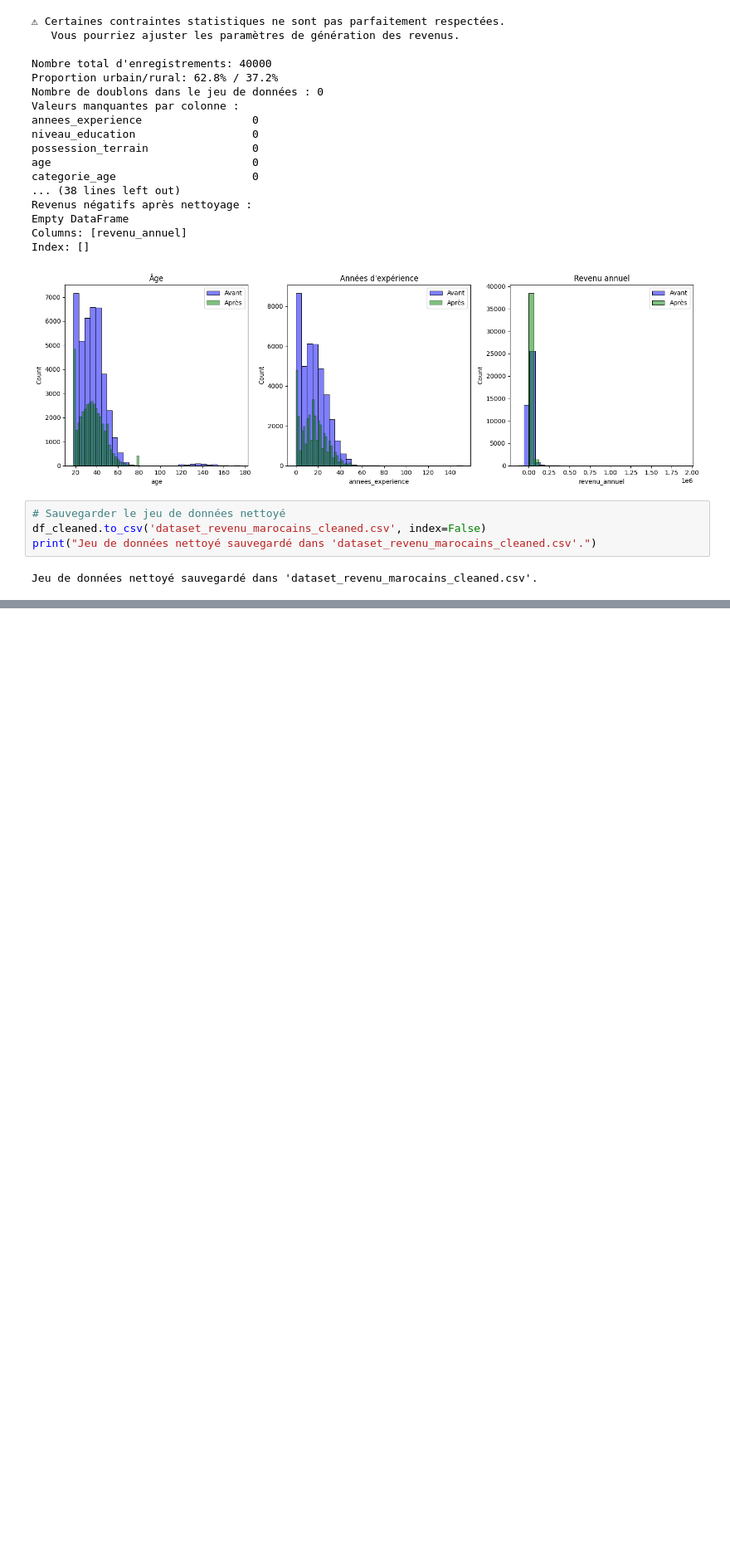
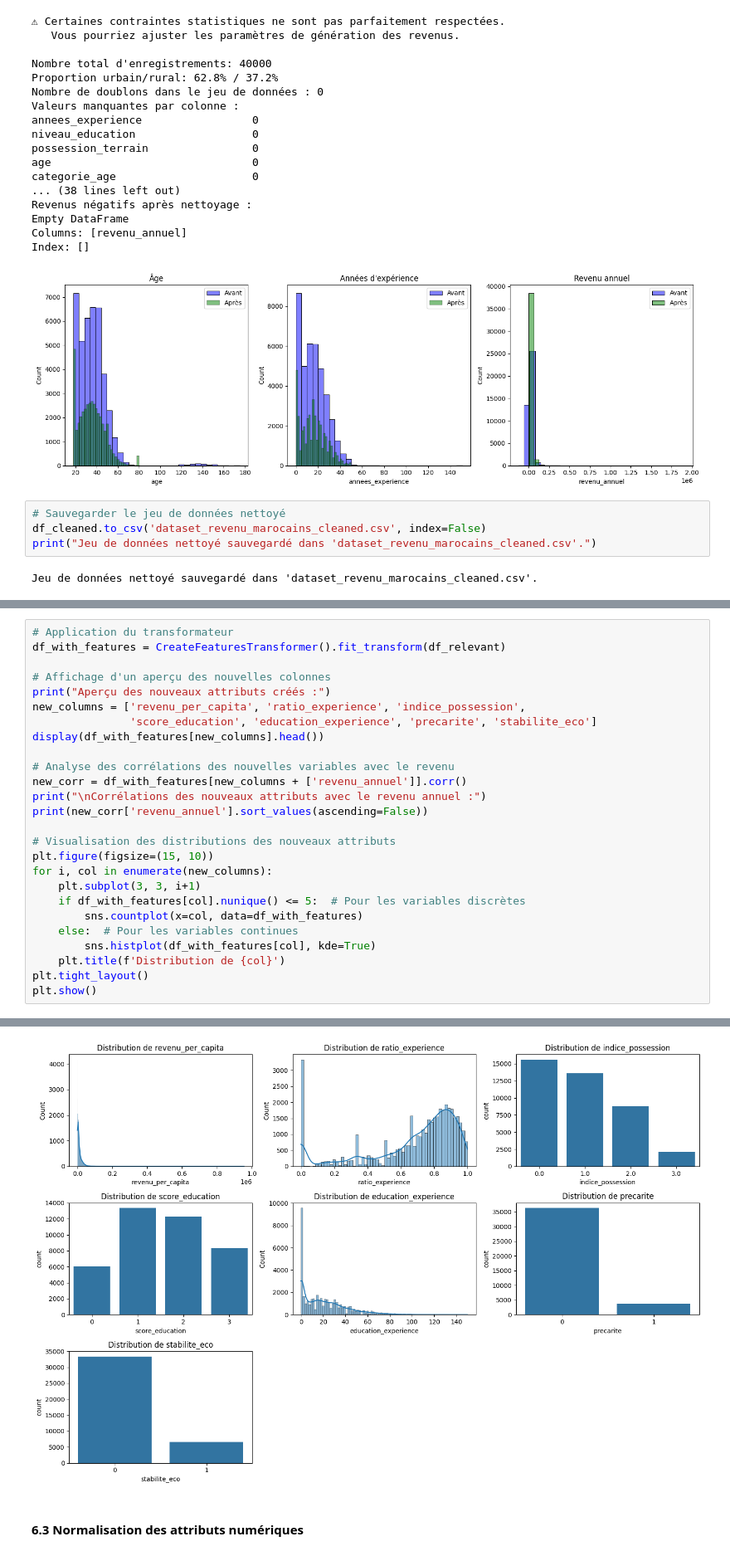
Before and after one commit to mouadd9/annual-revenue-prediction-app, a Jupyter notebook: mini_proj.ipynb, the cells around one changed output, grey strips where cells are left out. Shown at 83% size. Saved outputs shown, nothing was run; the diff lists cells and outputs as text; blank space fills up the shorter version.

```diff
--- a/mini_proj.ipynb
+++ b/mini_proj.ipynb
@@ -1392,0 +1594,27 @@ Jeu de données nettoyé sauvegardé dans 'dataset_revenu_marocains_cleaned.csv'
+# %%
+# Application du transformateur
+df_with_features = CreateFeaturesTransformer().fit_transform(df_relevant)
+
+# Affichage d'un aperçu des nouvelles colonnes
+print("Aperçu des nouveaux attributs créés :")
+new_columns = ['revenu_per_capita', 'ratio_experience', 'indice_possession',
+               'score_education', 'education_experience', 'precarite', 'stabilite_eco']
+display(df_with_features[new_columns].head())
+
+# Analyse des corrélations des nouvelles variables avec le revenu
+new_corr = df_with_features[new_columns + ['revenu_annuel']].corr()
+print("\nCorrélations des nouveaux attributs avec le revenu annuel :")
+print(new_corr['revenu_annuel'].sort_values(ascending=False))
+
+# Visualisation des distributions des nouveaux attributs
+plt.figure(figsize=(15, 10))
+for i, col in enumerate(new_columns):
+    plt.subplot(3, 3, i+1)
+    if df_with_features[col].nunique() <= 5:  # Pour les variables discrètes
+        sns.countplot(x=col, data=df_with_features)
+    else:  # Pour les variables continues
+        sns.histplot(df_with_features[col], kde=True)
+    plt.title(f'Distribution de {col}')
+plt.tight_layout()
+plt.show()
+# %% [output]
@@ -1392,0 +1638,3 @@ Jeu de données nettoyé sauvegardé dans 'dataset_revenu_marocains_cleaned.csv'
+[figure, added]
+# %% [markdown]
+#### 6.3 Normalisation des attributs numériques
```
Also changed, not shown: parts of 27 cells of this notebook, 2 other files.
